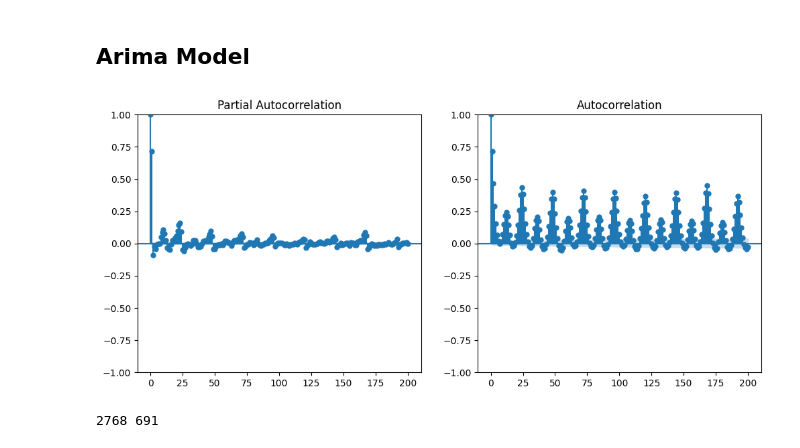
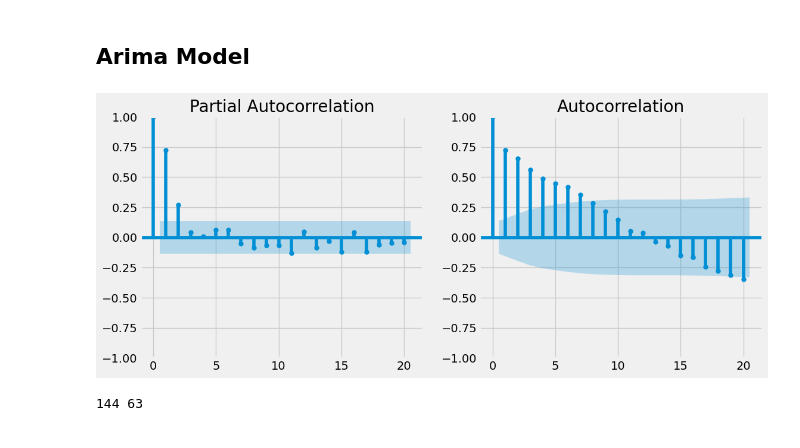
Before and after one commit to Iheb-prepa/Individual-Household-Electric-Power-Consumption, a Jupyter notebook: power_cons_forecasting.ipynb, the cells around one changed output. Drawn from its saved outputs; the diff is of its cells as text; code cells hidden in the pictures.

```diff
--- a/power_cons_forecasting.ipynb
+++ b/power_cons_forecasting.ipynb
@@ -59,4 +59,5 @@ datetime
 [25979 rows x 7 columns]>
 # %%
 # df = df.interpolate()  # Linear interpolation to fill missing values
-df = df.dropna()  # Drop remaining NaN values
+# df = df.dropna()  # Drop remaining NaN values
+# df.reset_index()
@@ -63,3 +100,4 @@ df = df.dropna()  # Drop remaining NaN values
 # %%
-df_resampled = df.resample('h').mean()  # Aggregates to hourly average
-df_resampled
+# df_resampled = df.resample('h').mean()  # Aggregates to hourly average
+# df_resampled = df.resample('W').mean()  # Aggregates to monthly average
+df_resampled = df.resample('w').mean()  # Aggregates to weekly average
@@ -83,3 +106,7 @@ df_resampled['hour'] = df_resampled.index.hour
 df_resampled['day_of_week'] = df_resampled.index.dayofweek
 df_resampled['month'] = df_resampled.index.month
 df_resampled['weekend'] = (df_resampled.index.weekday >= 5).astype(int)
+
+# df_resampled.dropna(inplace=True)
+# df_resampled.reset_index()
+df_resampled = df_resampled.interpolate()
@@ -102,0 +170,18 @@ df_resampled
+# %%
+import seaborn as sns
+color_pal = sns.color_palette()
+plt.style.use('fivethirtyeight')
+
+# Ensure datetime index
+df_viz = df_resampled.reset_index()
+df_viz['Year'] = df_viz['datetime'].dt.year
+df_viz['Month'] = df_viz['datetime'].dt.month
+df_viz['Day'] = df_viz['datetime'].dt.day
+df_viz['Hour'] = df_viz['datetime'].dt.hour
+
+plt.figure(figsize=(12, 5))
+sns.boxplot(x='Month', y='Global_active_power', data=df_viz)
+plt.xlabel('Month')
+plt.ylabel('Global Active Power (kW)')
+plt.title('Power Consumption by Month')
+plt.show()
@@ -158,25 +256,25 @@ MissingDataError: exog contains inf or nans
 # %%
 from statsmodels.graphics.tsaplots import plot_acf, plot_pacf
 
 plt.figure(figsize=(12, 5))
 plt.subplot(121)
-plot_pacf(df_resampled['Global_active_power'].dropna(), lags=200, ax=plt.gca())  # PACF plot
+plot_pacf(df_resampled['Global_active_power'].dropna(), lags=20, ax=plt.gca())  # PACF plot
 plt.subplot(122)
-plot_acf(df_resampled['Global_active_power'].dropna(), lags=200, ax=plt.gca())  # ACF plot
+plot_acf(df_resampled['Global_active_power'].dropna(), lags=20, ax=plt.gca())  # ACF plot
 plt.show()
 # %% [output]
-[figure, old version]
+[figure, new version]
 # %%
-# train_size = int(len(df_resampled) * 0.8)  # 80% for training
-# train, test = df_resampled.iloc[:train_size], df_resampled.iloc[train_size:]
+train_size = int(len(df_resampled) * 0.7)  # 80% for training
+train, test = df_resampled.iloc[:train_size], df_resampled.iloc[train_size:]
 
-train_size = int(len(df_resampled) * 0.10)  # 80% for training
-ignore_size = int(len(df_resampled) * 0.9)
-test_size = int(len(df_resampled) * 0.1*0.2)
-train, test = df_resampled.iloc[ignore_size:len(df_resampled)-test_size], df_resampled.iloc[len(df_resampled)-test_size:]
+# train_size = int(len(df_resampled) * 0.10)  # 80% for training
+# ignore_size = int(len(df_resampled) * 0.9)
+# test_size = int(len(df_resampled) * 0.1*0.2)
+# train, test = df_resampled.iloc[ignore_size:len(df_resampled)-test_size], df_resampled.iloc[len(df_resampled)-test_size:]
 print(len(train), len(test))
 # %% [output]
-2768 691
+144 63
 # %%
 from pmdarima import auto_arima
 
```
Also changed, not shown: parts of 24 cells of this notebook.
